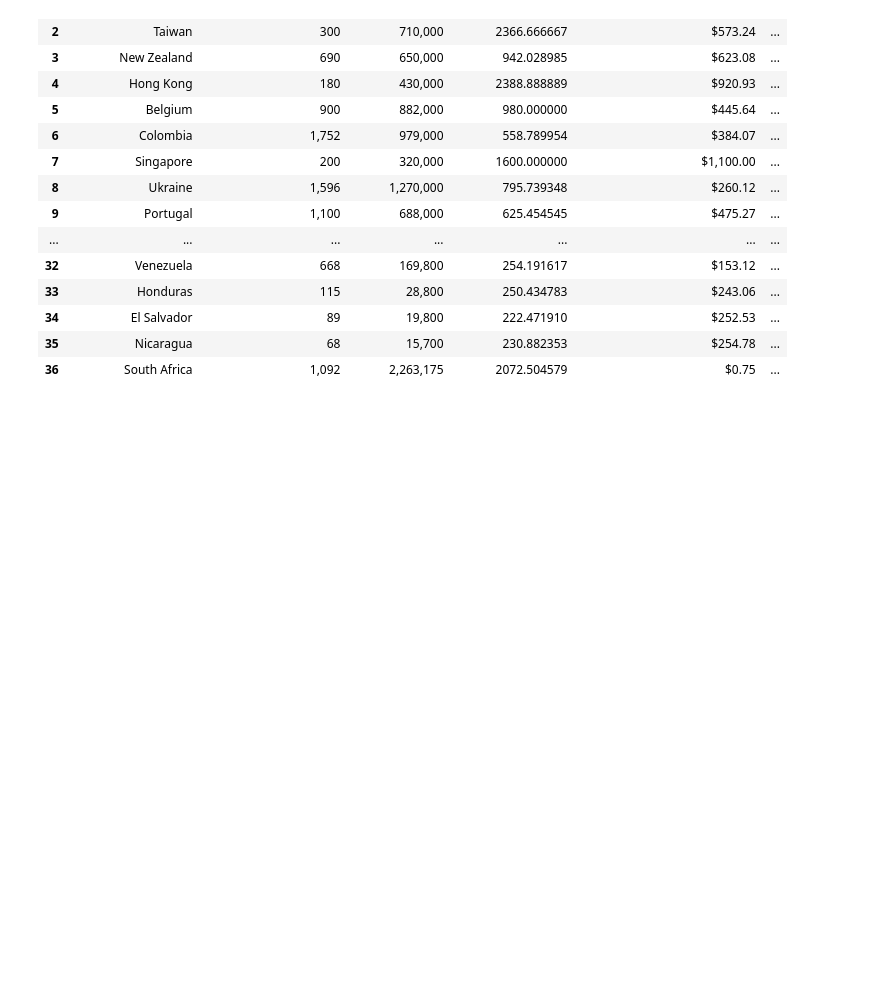
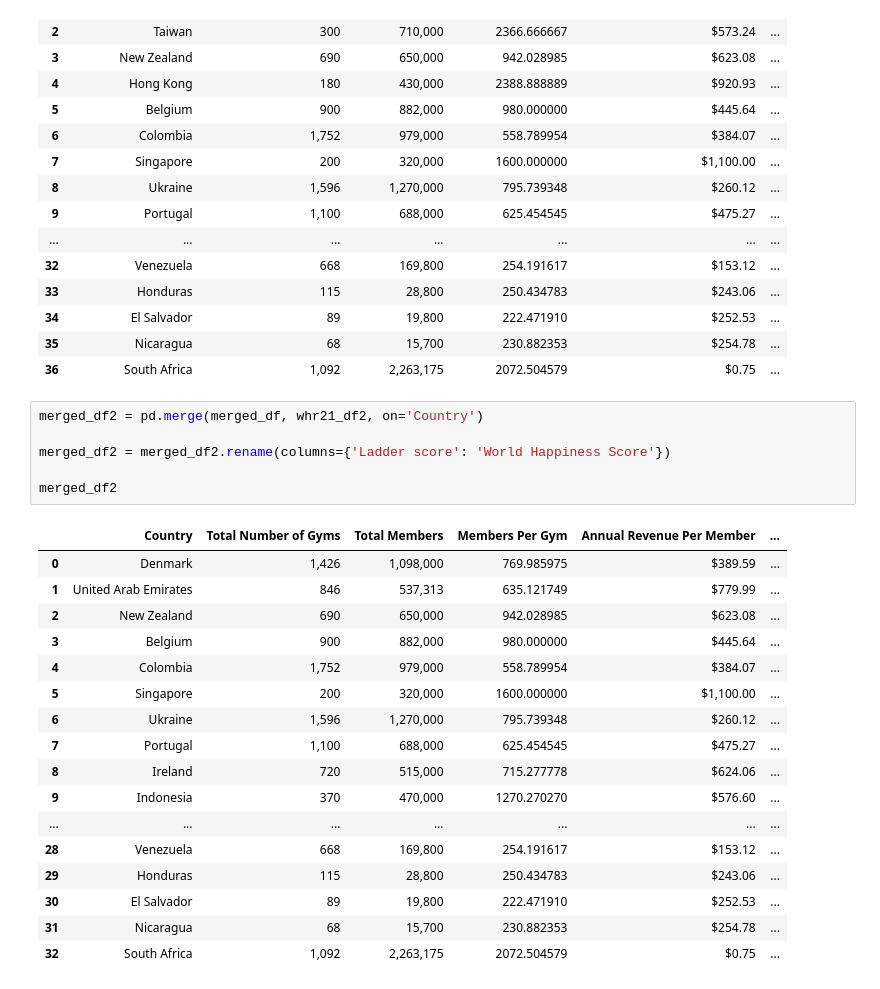
Before and after one commit to Mikeg14119/project1, a Jupyter notebook: project1/Project_Working.ipynb, the cells around one changed output. Cells and saved outputs as stored; diff of their text form; blank space fills up the shorter version.

```diff
--- a/project1/Project_Working.ipynb
+++ b/project1/Project_Working.ipynb
@@ -183,3 +191,27 @@ merged_df
 | 34 | El Salvador | 89 | 19,800 | 222.471910 | $252.53 | ... |
 | 35 | Nicaragua | 68 | 15,700 | 230.882353 | $254.78 | ... |
 | 36 | South Africa | 1,092 | 2,263,175 | 2072.504579 | $0.75 | ... |
+# %%
+merged_df2 = pd.merge(merged_df, whr21_df2, on='Country')
+
+merged_df2 = merged_df2.rename(columns={'Ladder score': 'World Happiness Score'})
+
+merged_df2
+# %% [output]
+|  | Country | Total Number of Gyms | Total Members | Members Per Gym | Annual Revenue Per Member | ... |
+| 0 | Denmark | 1,426 | 1,098,000 | 769.985975 | $389.59 | ... |
+| 1 | United Arab Emirates | 846 | 537,313 | 635.121749 | $779.99 | ... |
+| 2 | New Zealand | 690 | 650,000 | 942.028985 | $623.08 | ... |
+| 3 | Belgium | 900 | 882,000 | 980.000000 | $445.64 | ... |
+| 4 | Colombia | 1,752 | 979,000 | 558.789954 | $384.07 | ... |
+| 5 | Singapore | 200 | 320,000 | 1600.000000 | $1,100.00 | ... |
+| 6 | Ukraine | 1,596 | 1,270,000 | 795.739348 | $260.12 | ... |
+| 7 | Portugal | 1,100 | 688,000 | 625.454545 | $475.27 | ... |
+| 8 | Ireland | 720 | 515,000 | 715.277778 | $624.06 | ... |
+| 9 | Indonesia | 370 | 470,000 | 1270.270270 | $576.60 | ... |
+| ... | ... | ... | ... | ... | ... | ... |
+| 28 | Venezuela | 668 | 169,800 | 254.191617 | $153.12 | ... |
+| 29 | Honduras | 115 | 28,800 | 250.434783 | $243.06 | ... |
+| 30 | El Salvador | 89 | 19,800 | 222.471910 | $252.53 | ... |
+| 31 | Nicaragua | 68 | 15,700 | 230.882353 | $254.78 | ... |
+| 32 | South Africa | 1,092 | 2,263,175 | 2072.504579 | $0.75 | ... |
```
Also changed, not shown: parts of 1 cell of this notebook.
